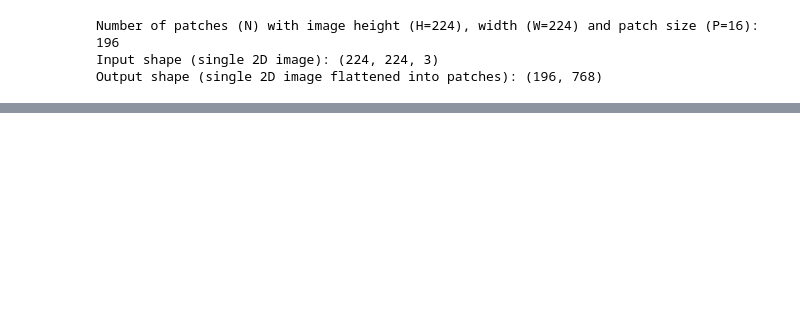
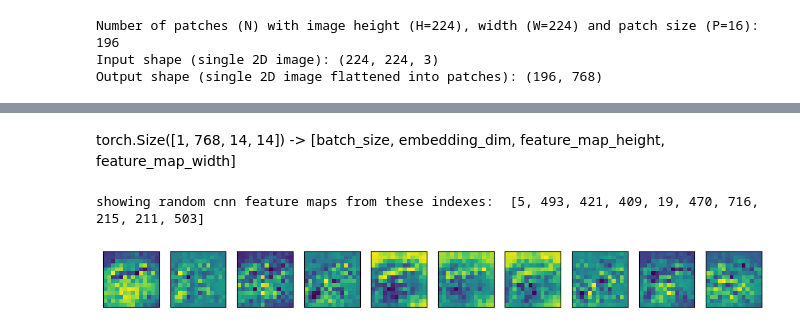
Before and after one commit to Antony-gitau/machine_learning_playground, a Jupyter notebook: ViT_reproduction.ipynb, the cells around one changed output, grey strips where cells are left out. Cells and saved outputs as stored; diff of their text form; code cells hidden in the pictures; blank space fills up the shorter version.

```diff
--- a/ViT_reproduction.ipynb
+++ b/ViT_reproduction.ipynb
@@ -263,0 +270,12 @@ for i, patch_height in enumerate(range(0, img_size, patch_size)):
+# %%
+from torch import nn
+
+# Set the patch size
+patch_size=16
+
+# Create the Conv2d layer with hyperparameters from the ViT paper
+conv2d = nn.Conv2d(in_channels=3, # number of color channels
+                   out_channels=768, # from Table 1: Hidden size D, this is the embedding size
+                   kernel_size=patch_size, # could also use
+                   stride=patch_size,
+                   padding=0)
@@ -263,0 +299,16 @@ for i, patch_height in enumerate(range(0, img_size, patch_size)):
+# %% [markdown]
+torch.Size([1, 768, 14, 14]) -> [batch_size, embedding_dim, feature_map_height, feature_map_width]
+# %%
+import random
+random_indices = random.sample(range(0, 768), k=10)
+print(f"showing random cnn feature maps from these indexes: ", random_indices)
+
+fig, axs = plt.subplots(nrows=1, ncols = 10, figsize=(12,12))
+
+for i, idx in enumerate(random_indices):
+  image_comv_featuremap = image_out_of_conv[:,idx,:,:]
+  axs[i].imshow(image_comv_featuremap.squeeze().detach().numpy())
+  axs[i].set(xticklabels=[], yticklabels=[],xticks=[],yticks=[])
+# %% [output]
+showing random cnn feature maps from these indexes:  [5, 493, 421, 409, 19, 470, 716, 215, 211, 503]
+[figure, added]
```
Also changed, not shown: parts of 19 cells of this notebook.
